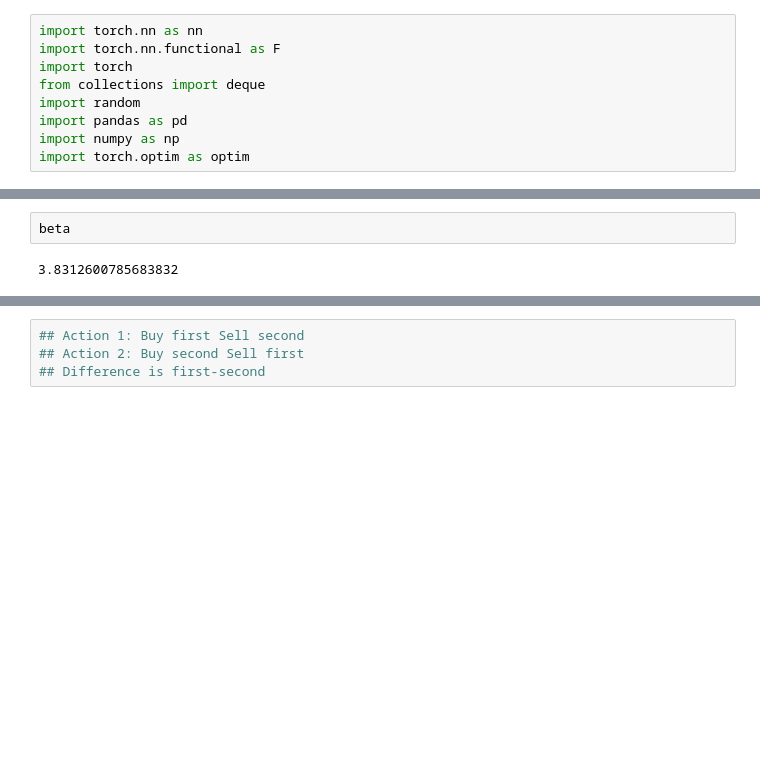
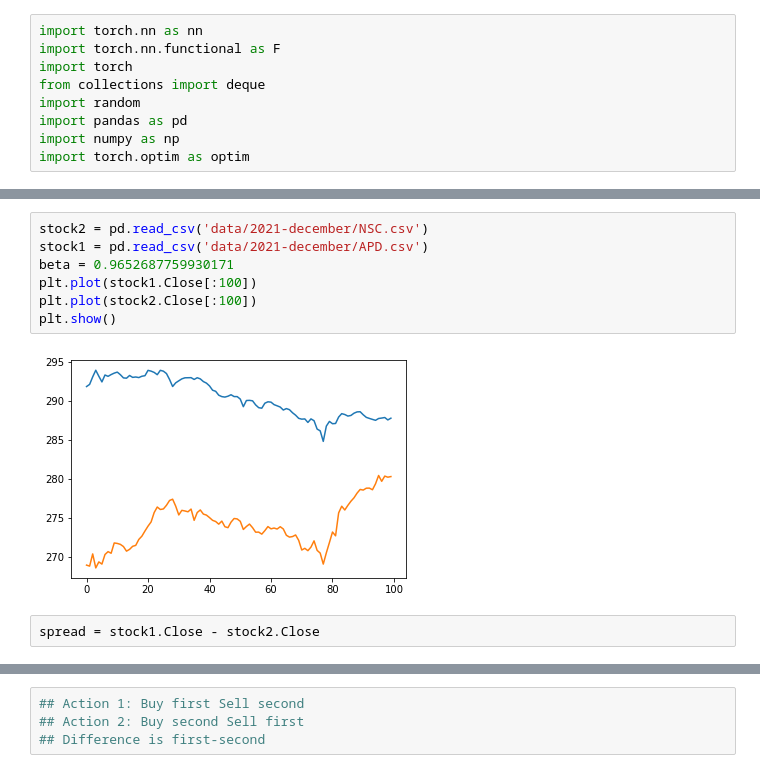
Before and after one commit to myihbach/Pairs_Trading_Deep_Q_Learning, a Jupyter notebook: Code/Pairs trading BOT.ipynb, the cells around one changed output, grey strips where cells are left out. Saved outputs shown, nothing was run; the diff lists cells and outputs as text; blank space fills up the shorter version.

```diff
--- a/Code/Pairs trading BOT.ipynb
+++ b/Code/Pairs trading BOT.ipynb
@@ -332,4 +345,11 @@ class Agent:
-# %%
-beta
-# %% [output]
-3.8312600785683832
+# %%
+stock2 = pd.read_csv('data/2021-december/NSC.csv')
+stock1 = pd.read_csv('data/2021-december/APD.csv')
+beta = 0.9652687759930171
+plt.plot(stock1.Close[:100])
+plt.plot(stock2.Close[:100])
+plt.show()
+# %% [output]
+[figure, added]
+# %%
+spread = stock1.Close - stock2.Close
```
Also changed, not shown: parts of 15 cells of this notebook.
